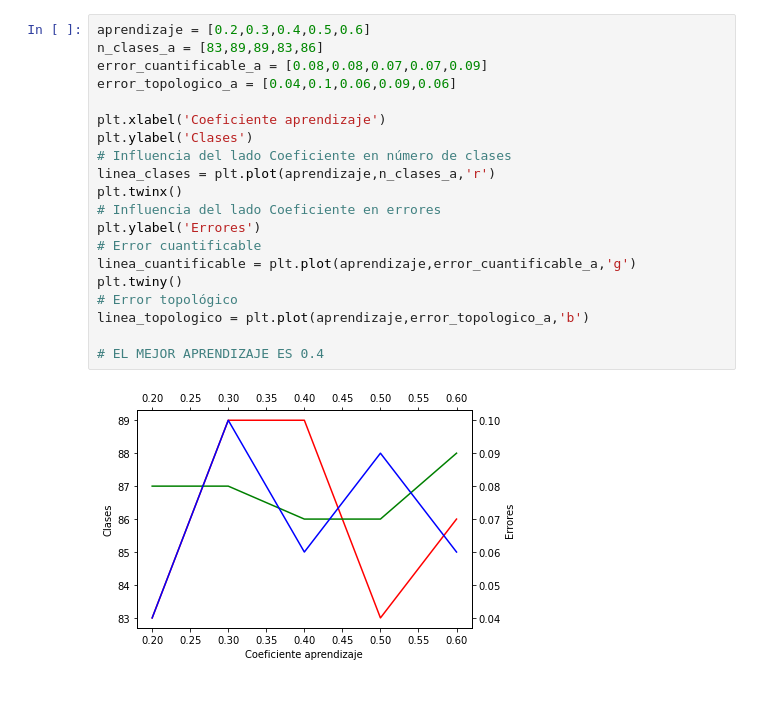
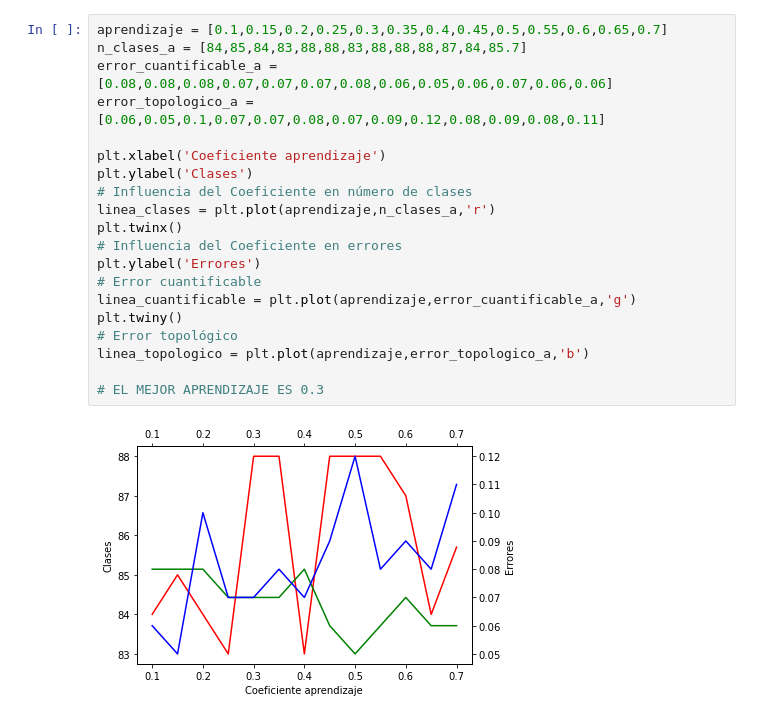
Before and after one commit to niiixx/pr1_colores_IAII, a Jupyter notebook: colores/estudio_valores.ipynb, the cells around one changed output. Cells and saved outputs as stored; diff of their text form.

```diff
--- a/colores/estudio_valores.ipynb
+++ b/colores/estudio_valores.ipynb
@@ -27,22 +27,22 @@ linea_topologico = plt.plot(lado_kohonen,error_topologico,'b')
 # %%
-aprendizaje = [0.2,0.3,0.4,0.5,0.6]
-n_clases_a = [83,89,89,83,86]
-error_cuantificable_a = [0.08,0.08,0.07,0.07,0.09]
-error_topologico_a = [0.04,0.1,0.06,0.09,0.06]
+aprendizaje = [0.1,0.15,0.2,0.25,0.3,0.35,0.4,0.45,0.5,0.55,0.6,0.65,0.7]
+n_clases_a = [84,85,84,83,88,88,83,88,88,88,87,84,85.7]
+error_cuantificable_a = [0.08,0.08,0.08,0.07,0.07,0.07,0.08,0.06,0.05,0.06,0.07,0.06,0.06]
+error_topologico_a = [0.06,0.05,0.1,0.07,0.07,0.08,0.07,0.09,0.12,0.08,0.09,0.08,0.11]
 
 plt.xlabel('Coeficiente aprendizaje')
 plt.ylabel('Clases')
-# Influencia del lado Coeficiente en número de clases
+# Influencia del Coeficiente en número de clases
 linea_clases = plt.plot(aprendizaje,n_clases_a,'r')
 plt.twinx()
-# Influencia del lado Coeficiente en errores
+# Influencia del Coeficiente en errores
 plt.ylabel('Errores')
 # Error cuantificable
 linea_cuantificable = plt.plot(aprendizaje,error_cuantificable_a,'g')
 plt.twiny()
 # Error topológico
 linea_topologico = plt.plot(aprendizaje,error_topologico_a,'b')
 
-# EL MEJOR APRENDIZAJE ES 0.4
+# EL MEJOR APRENDIZAJE ES 0.3
 # %% [output]
-[figure, old version]
+[figure, new version]
```
Also changed, not shown: parts of 2 cells of this notebook, 1 other file.
